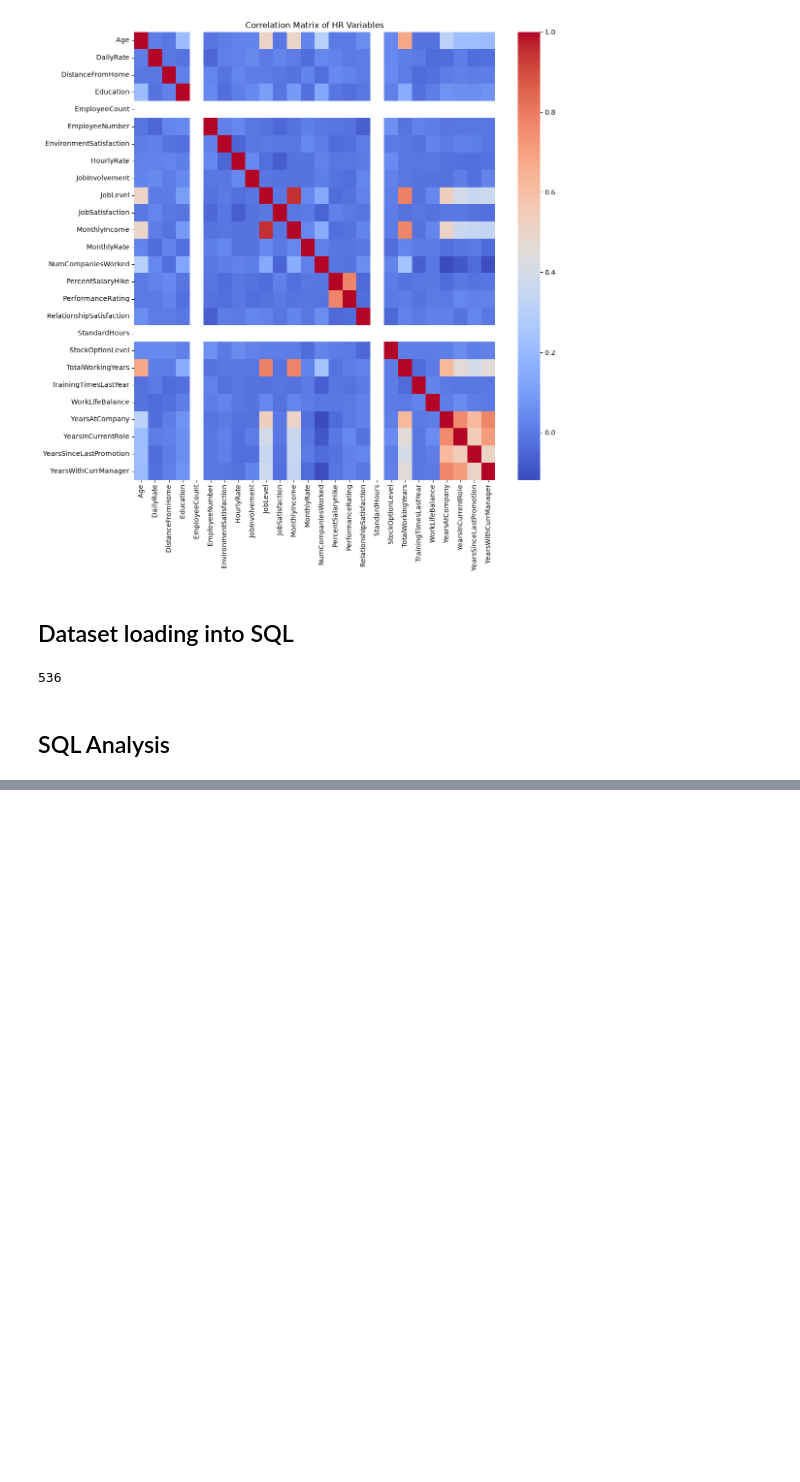
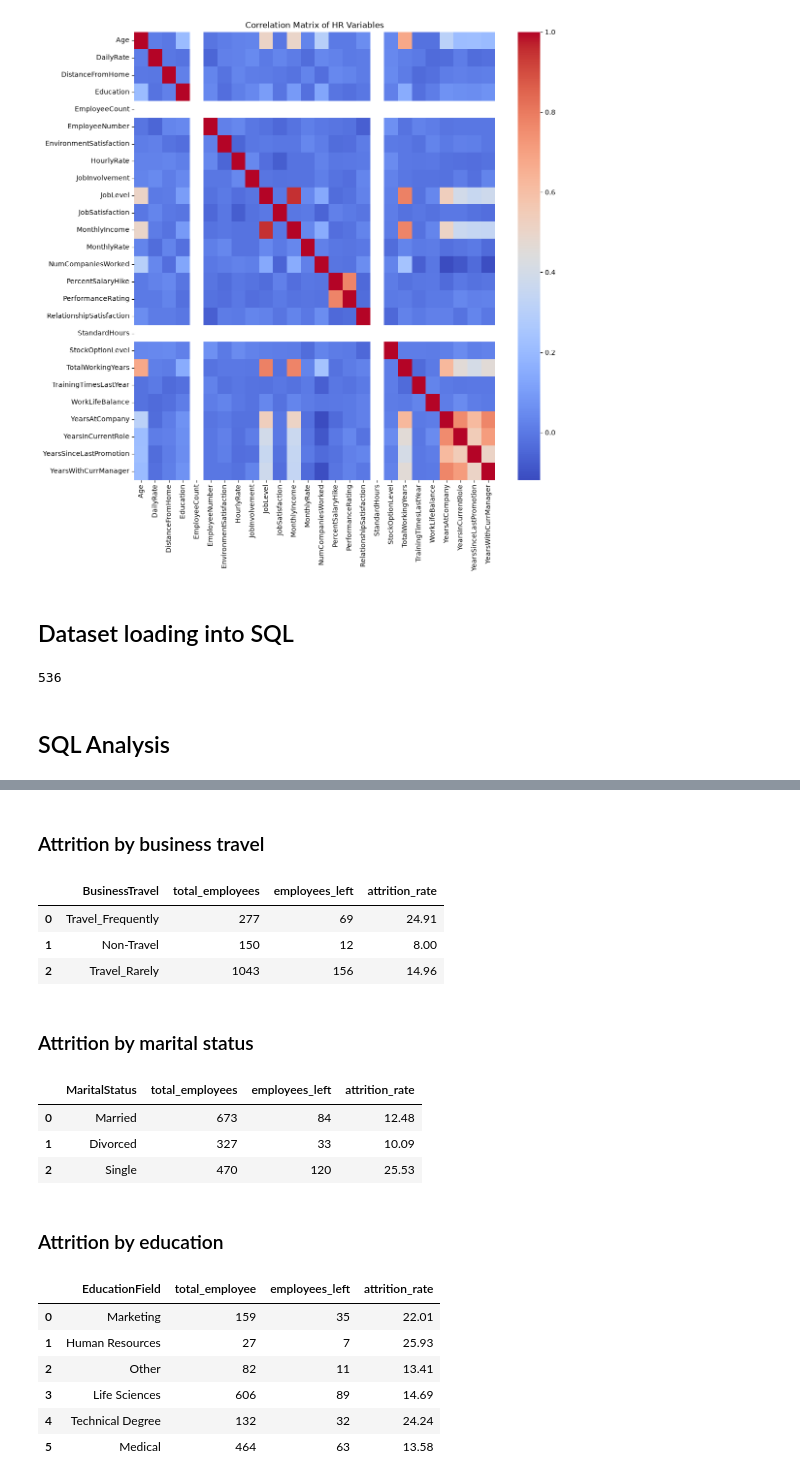
Before and after one commit to subash28-web/HR-Employee-Attrition-Analytics, a Jupyter notebook: HR_Employee_Attrition_Analytics.ipynb, the cells around one changed output, grey strips where cells are left out. Drawn from its saved outputs; the diff is of its cells as text; code cells hidden in the pictures; blank space fills up the shorter version.

```diff
--- a/HR_Employee_Attrition_Analytics.ipynb
+++ b/HR_Employee_Attrition_Analytics.ipynb
@@ -715,0 +886,51 @@ Employees by job role
+# %% [markdown]
+### Attrition by business travel
+# %%
+query13="""select "BusinessTravel" , COUNT(*) as total_employees,
+            SUM(CASE WHEN "Attrition" = 'Yes' THEN 1 ELSE 0 END) AS employees_left,
+            ROUND(SUM(CASE WHEN "Attrition" = 'Yes' THEN 1 ELSE 0 END) * 100.0 / COUNT(*),2) AS attrition_rate
+            from employee
+            group by "BusinessTravel";"""
+
+attri_by_travel=pd.read_sql(query13,engine)
+attri_by_travel
+# %% [output]
+|  | BusinessTravel | total_employees | employees_left | attrition_rate |
+| 0 | Travel_Frequently | 277 | 69 | 24.91 |
+| 1 | Non-Travel | 150 | 12 | 8.00 |
+| 2 | Travel_Rarely | 1043 | 156 | 14.96 |
+# %% [markdown]
+### Attrition by marital status
+# %%
+query14="""select "MaritalStatus" , COUNT(*) as total_employees,
+            SUM(CASE WHEN "Attrition" = 'Yes' THEN 1 ELSE 0 END) AS employees_left,
+            ROUND(SUM(CASE WHEN "Attrition" = 'Yes' THEN 1 ELSE 0 END) * 100.0 / COUNT(*),2) AS attrition_rate
+            from employee
+            group by "MaritalStatus";"""
+
+attri_by_MaritalStatus=pd.read_sql(query14,engine)
+attri_by_MaritalStatus
+# %% [output]
+|  | MaritalStatus | total_employees | employees_left | attrition_rate |
+| 0 | Married | 673 | 84 | 12.48 |
+| 1 | Divorced | 327 | 33 | 10.09 |
+| 2 | Single | 470 | 120 | 25.53 |
+# %% [markdown]
+### Attrition by education
+# %%
+query15="""select "EducationField" , COUNT(*) as total_employee ,
+            SUM(CASE WHEN "Attrition" = 'Yes' THEN 1 ELSE 0 END) AS employees_left,
+            ROUND(SUM(CASE WHEN "Attrition" = 'Yes' THEN 1 ELSE 0 END) * 100.0 / COUNT(*),2) AS attrition_rate
+            from employee
+            group by "EducationField";"""
+
+attri_by_EducationField=pd.read_sql(query15,engine)
+attri_by_EducationField
+# %% [output]
+|  | EducationField | total_employee | employees_left | attrition_rate |
+| 0 | Marketing | 159 | 35 | 22.01 |
+| 1 | Human Resources | 27 | 7 | 25.93 |
+| 2 | Other | 82 | 11 | 13.41 |
+| 3 | Life Sciences | 606 | 89 | 14.69 |
+| 4 | Technical Degree | 132 | 32 | 24.24 |
+| 5 | Medical | 464 | 63 | 13.58 |
```
Also changed, not shown: parts of 48 cells of this notebook.
